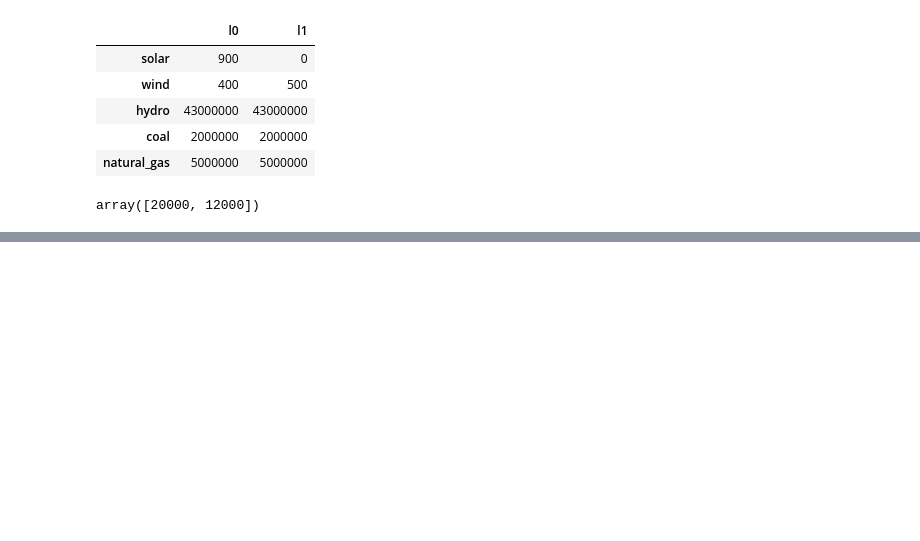
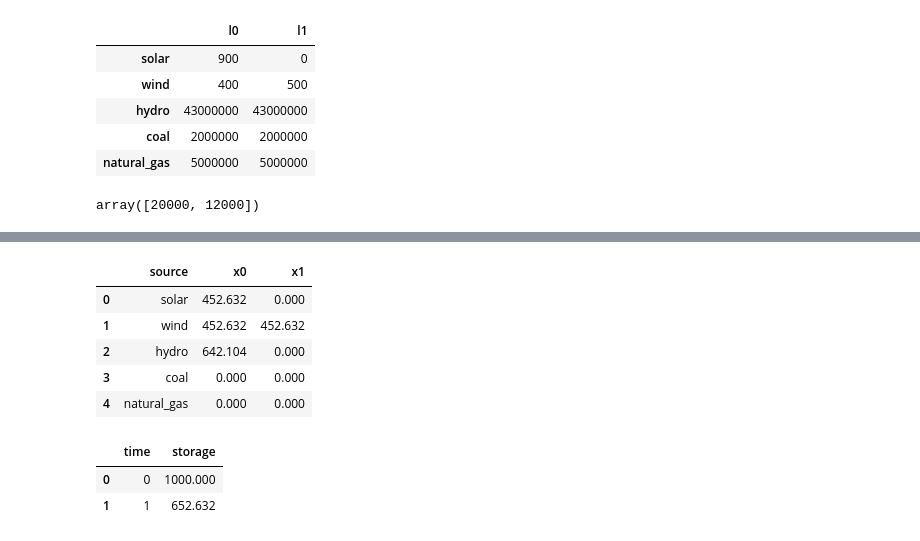
Before and after one commit to jchhong/math441-project1, a Jupyter notebook: Energy Mix Summarized.ipynb, the cells around one changed output, grey strips where cells are left out. Cells and saved outputs as stored; diff of their text form; code cells hidden in the pictures; blank space fills up the shorter version.

```diff
--- a/Energy Mix Summarized.ipynb
+++ b/Energy Mix Summarized.ipynb
@@ -403,0 +396,16 @@ result
+# %%
+sources = ["solar", "wind", "hydro", "coal", "natural_gas"]
+
+para = pd.DataFrame({
+    "c": [86.5, 106.5, 213.0, 74.0, 54.0],
+    "p": [37, 12, 150, 1000, 430],
+}, index=sources)
+
+l = pd.DataFrame({
+    "l0": [452.632, 452.632, 21500.0, 1000000000.0, 226.316],
+    "l1": [0.0, 452.632, 21500.0, 1000000000.0, 226.316]
+}, index=sources)
+
+Dt = np.array([1200,800])
+
+para
@@ -403,0 +501,15 @@ result
+# %%
+x_result
+# %% [output]
+|  | source | x0 | x1 |
+| 0 | solar | 452.632 | 0.000 |
+| 1 | wind | 452.632 | 452.632 |
+| 2 | hydro | 642.104 | 0.000 |
+| 3 | coal | 0.000 | 0.000 |
+| 4 | natural_gas | 0.000 | 0.000 |
+# %%
+s_result
+# %% [output]
+|  | time | storage |
+| 0 | 0 | 1000.000 |
+| 1 | 1 | 652.632 |
```
Also changed, not shown: parts of 7 cells of this notebook.
